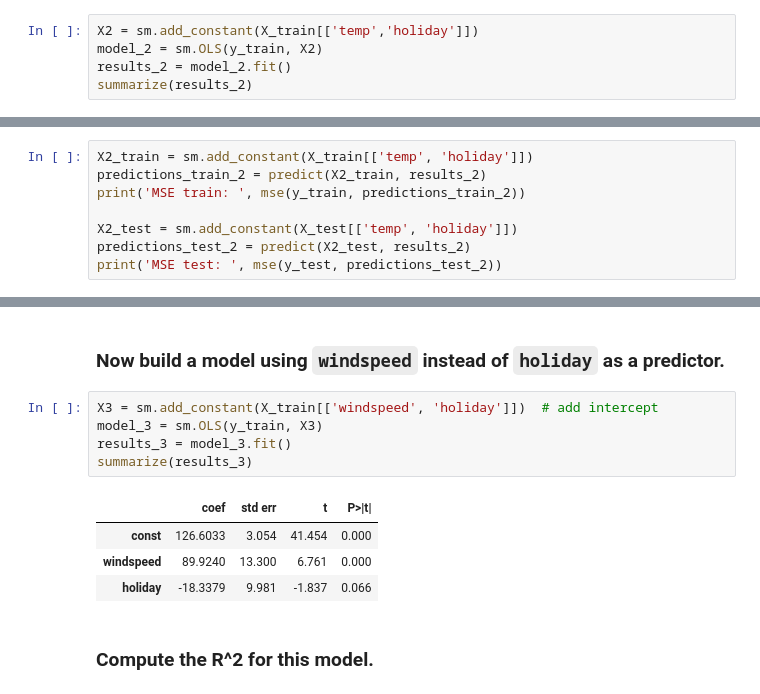
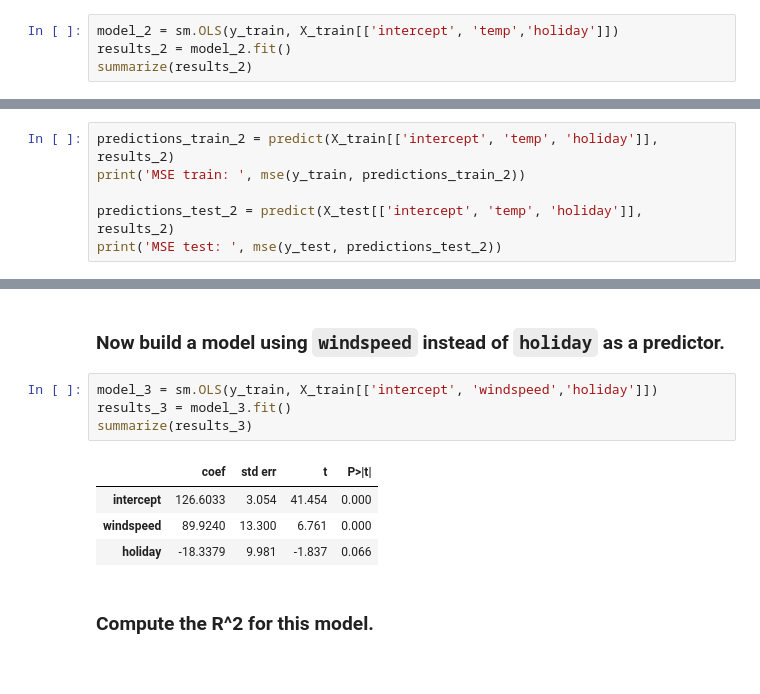
Before and after one commit to logandemianczyk/code_2600, a Jupyter notebook: mod04_linear.ipynb, the cells around one changed output, grey strips where cells are left out. Drawn from its saved outputs; the diff is of its cells as text.

```diff
--- a/mod04_linear.ipynb
+++ b/mod04_linear.ipynb
@@ -218,8 +218,7 @@ abline(ax,
 # %% [markdown]
 ### Using the same training set, build a new model that uses both temp and holiday to predict bikers.
 # %%
-X2 = sm.add_constant(X_train[['temp','holiday']])
-model_2 = sm.OLS(y_train, X2)
+model_2 = sm.OLS(y_train, X_train[['intercept', 'temp','holiday']])
 results_2 = model_2.fit()
 summarize(results_2)
 # %% [output]
@@ -241,12 +240,10 @@ np.float64(0.6302164864950615)
 # %% [markdown]
 ### Compute the MSE on the training and test sets for the new model.
 # %%
-X2_train = sm.add_constant(X_train[['temp', 'holiday']])
-predictions_train_2 = predict(X2_train, results_2)
+predictions_train_2 = predict(X_train[['intercept', 'temp', 'holiday']], results_2)
 print('MSE train: ', mse(y_train, predictions_train_2))
 
-X2_test = sm.add_constant(X_test[['temp', 'holiday']])
-predictions_test_2 = predict(X2_test, results_2)
+predictions_test_2 = predict(X_test[['intercept', 'temp', 'holiday']], results_2)
 print('MSE test: ', mse(y_test, predictions_test_2))
 # %% [output]
 MSE train:  14221.041895326749
@@ -259,13 +256,12 @@ The error did not change much in the mse therefore adding the extra variable hol
 # %% [markdown]
 ### Now build a model using `windspeed` instead of `holiday` as a predictor.
 # %%
-X3 = sm.add_constant(X_train[['windspeed', 'holiday']])  # add intercept
-model_3 = sm.OLS(y_train, X3)
+model_3 = sm.OLS(y_train, X_train[['intercept', 'windspeed','holiday']])
 results_3 = model_3.fit()
 summarize(results_3)
 # %% [output]
 |  | coef | std err | t | P>|t| |
-| const | 126.6033 | 3.054 | 41.454 | 0.000 |
+| intercept | 126.6033 | 3.054 | 41.454 | 0.000 |
 | windspeed | 89.9240 | 13.300 | 6.761 | 0.000 |
 | holiday | -18.3379 | 9.981 | -1.837 | 0.066 |
 # %% [markdown]
```
Also changed, not shown: parts of 3 cells of this notebook.
